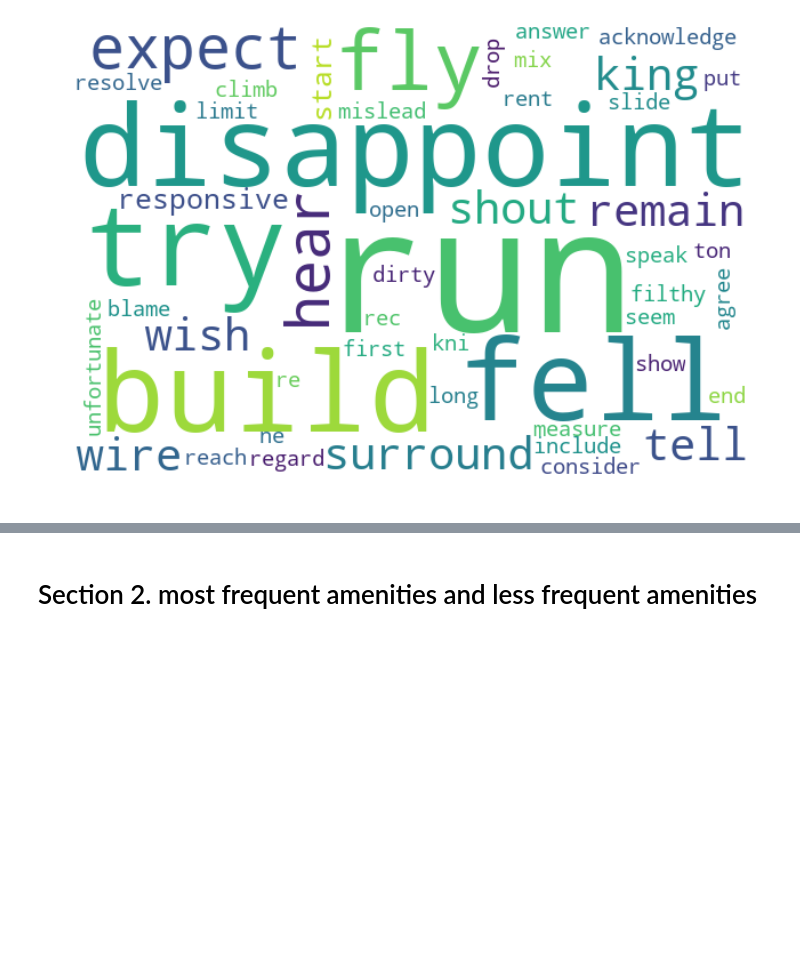
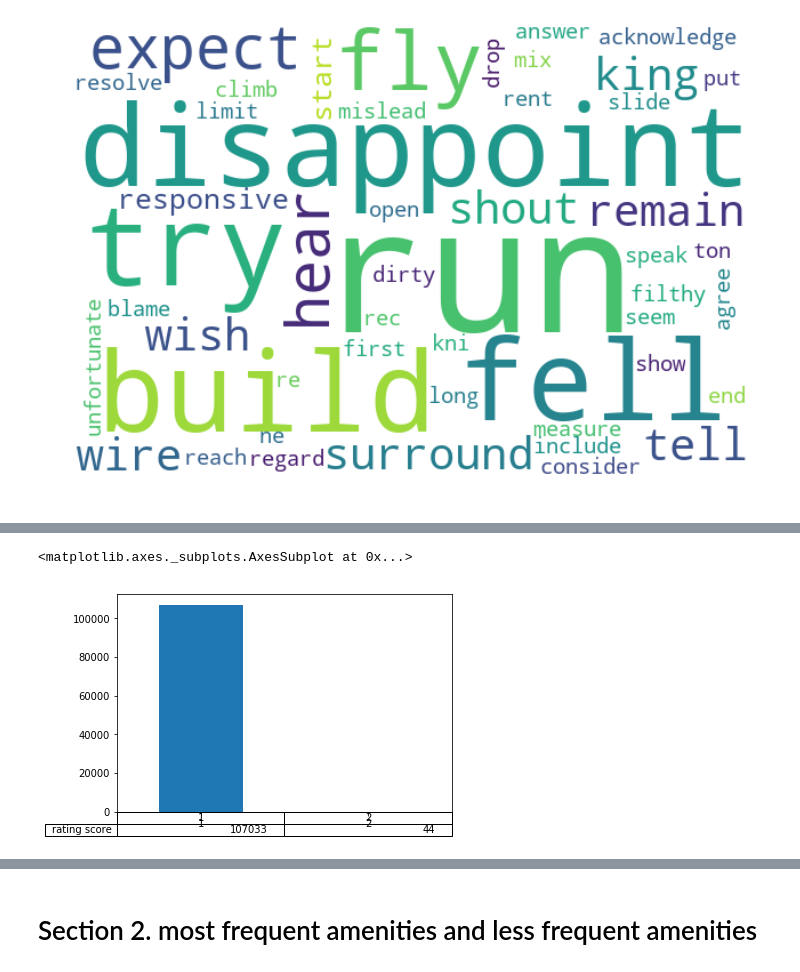
Before and after one commit to hcxie/DS-project-seattle-boston-Airbnb-customer-review-data-anaylsis, a Jupyter notebook: draft2.ipynb, the cells around one changed output, grey strips where cells are left out. Drawn from its saved outputs; the diff is of its cells as text; code cells hidden in the pictures; blank space fills up the shorter version.

```diff
--- a/draft2.ipynb
+++ b/draft2.ipynb
@@ -291,0 +370,2 @@ create_wordcloud(all_reviews_verb_negative["comments"],stopwords_verb_neg,50)
+# %%
+all_reviews_clean["rating score"]=all_reviews_clean["rating score"].apply(convert_score_to_level)
@@ -291,0 +381,15 @@ create_wordcloud(all_reviews_verb_negative["comments"],stopwords_verb_neg,50)
+# %%
+X=all_reviews_clean["comments"]
+y=all_reviews_clean["rating score"]
+# %%
+cv = CountVectorizer()
+#X=[" ".join(i) for i in X.values]
+X = cv.fit_transform(X)
+# %%
+from sklearn.model_selection import train_test_split
+X_train, X_test, y_train, y_test = train_test_split(X, y,test_size=0.3,random_state=101)
+# %%
+y_train.value_counts().plot(kind="bar",xticks=[],table=True)
+# %% [output]
+<matplotlib.axes._subplots.AxesSubplot at 0x...>
+[figure, added]
```
Also changed, not shown: parts of 36 cells of this notebook.
